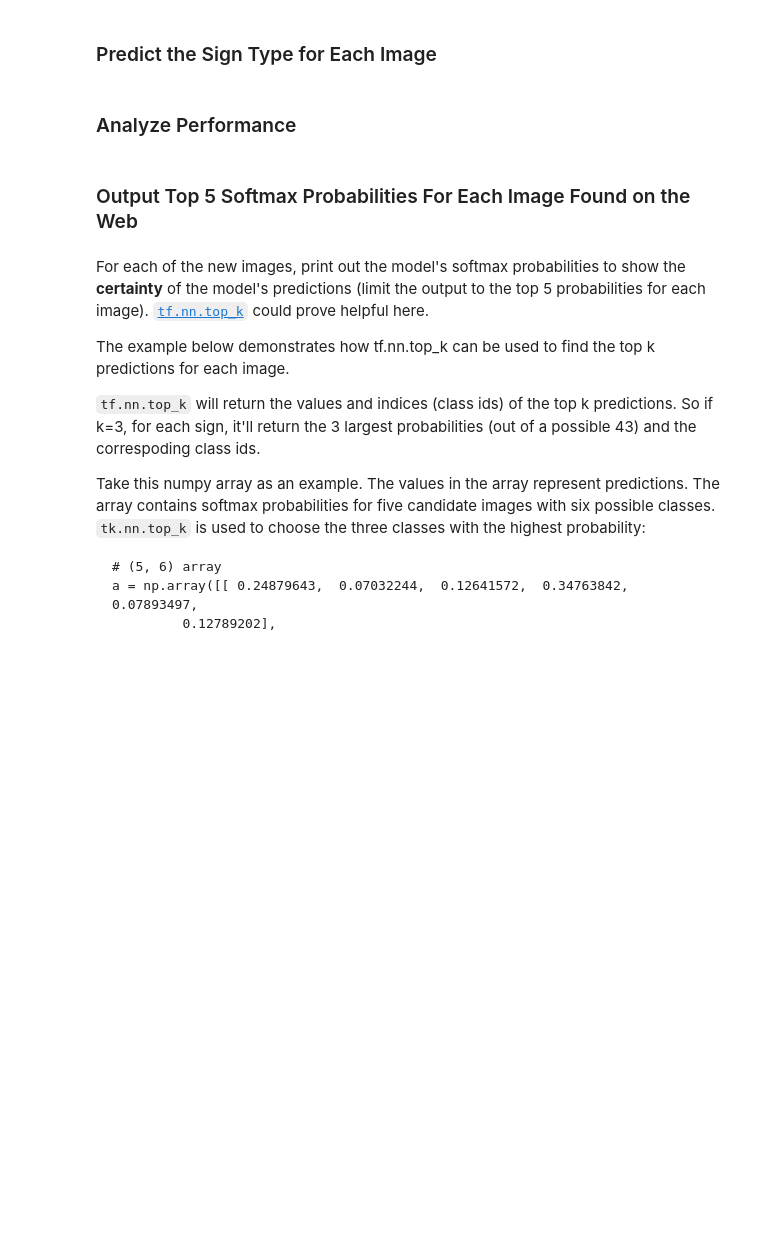
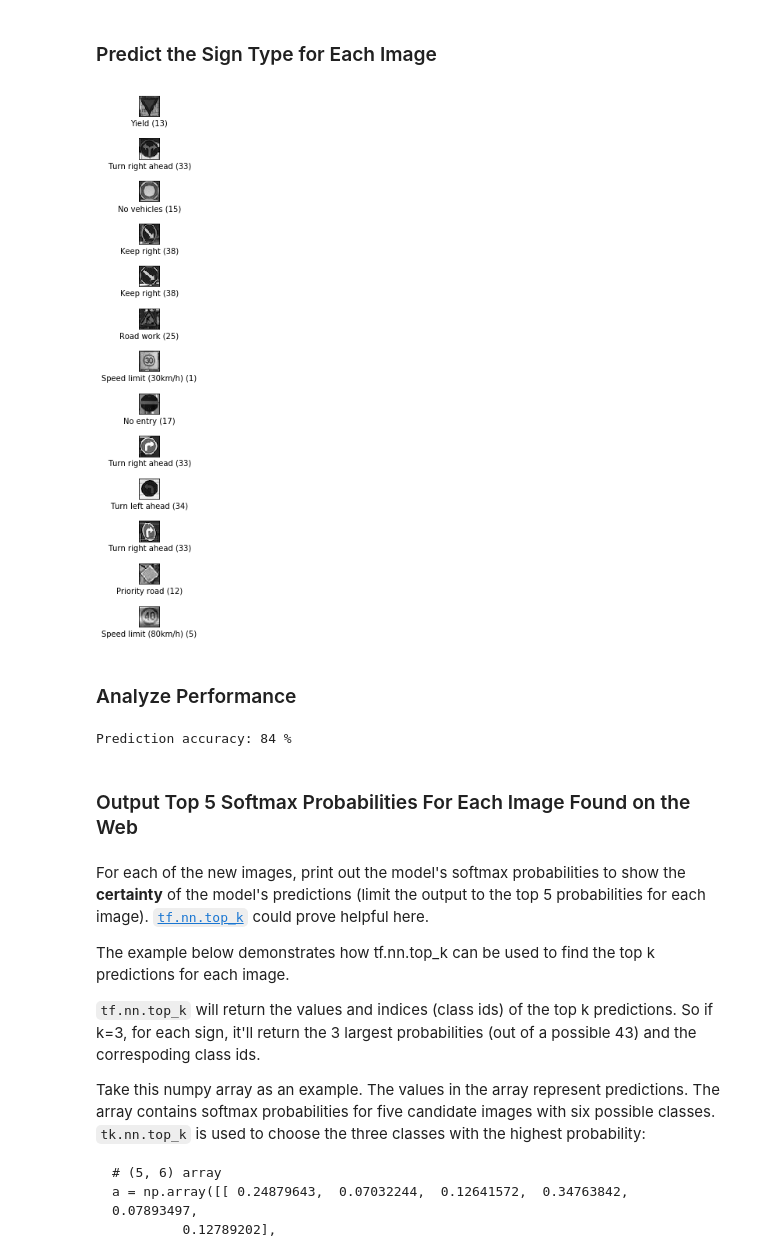
Before and after one commit to tindandelion/carne-traffic-signs-p2, a Jupyter notebook: Traffic_Sign_Classifier.ipynb, the cells around one changed output. Cells and saved outputs as stored; diff of their text form; code cells hidden in the pictures; blank space fills up the shorter version.

```diff
--- a/Traffic_Sign_Classifier.ipynb
+++ b/Traffic_Sign_Classifier.ipynb
@@ -431,0 +357,6 @@ End of no passing by vehicles over 3.5 metric tons (42)       1.00      0.80
+# %%
+with tf.Session() as sess:
+    load_model(sess)
+    acc_value = sess.run(accuracy, feed_dict={X: X_test_prepared, y: y_test, keep_prob: 1.0})
+
+print("Prediction accuracy on the test set: %.3f" % acc_value)
@@ -451,8 +398,32 @@ You may find `signnames.csv` useful as it contains mappings from the class id (i
+# %%
+X_data = np.array(images).reshape(-1, 32, 32, 1)
+
+with tf.Session() as sess:
+    load_model(sess)
+    logits = sess.run(predictor, {X: X_data, keep_prob: 1.0})
+    predicted_classes = np.argmax(logits, axis=1)
+
+fig, axes = plt.subplots(nrows=len(images), ncols=1, figsize=(25, 10))
+
+for im, ax, label in zip(images, axes, predicted_classes):
+    ax.imshow(im, 'gray')
+    ax.set_xticks(())
+    ax.set_yticks(())
+    ax.set_xlabel(class_labels[label], rotation=0)
+
+fig.tight_layout()
+plt.savefig('./output/real-signs-classified.png')
+# %% [output]
+[figure, added]
 # %% [markdown]
 ### Analyze Performance
 # %%
 ### Calculate the accuracy for these 5 new images.
 ### For example, if the model predicted 1 out of 5 signs correctly, it's 20% accurate on these new images.
+correct_predictions = 11
+print("Prediction accuracy: %d %%" % (float(correct_predictions)/len(images) * 100))
+# %% [output]
+Prediction accuracy: 84 %
 # %% [markdown]
 ### Output Top 5 Softmax Probabilities For Each Image Found on the Web
 # %% [markdown]
```
Also changed, not shown: parts of 19 cells of this notebook, 18 other files.
